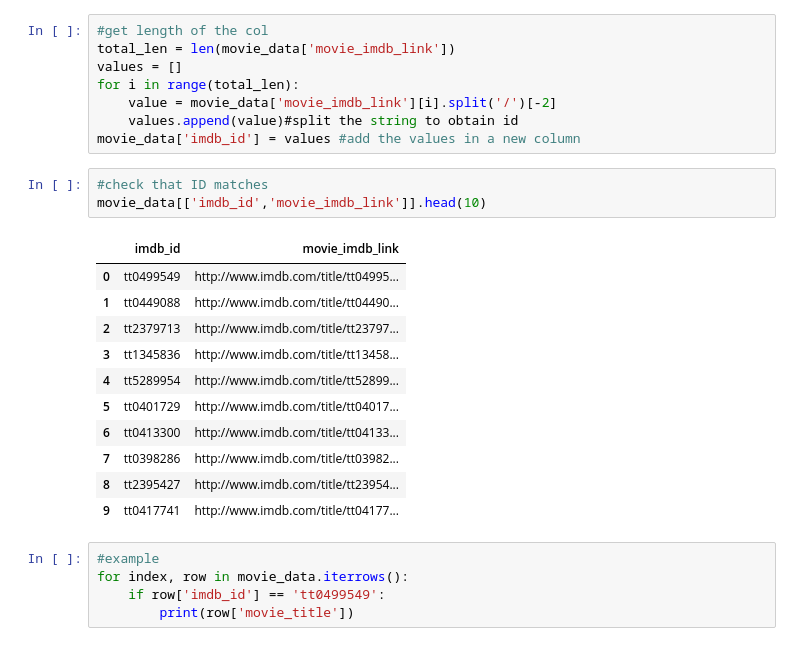
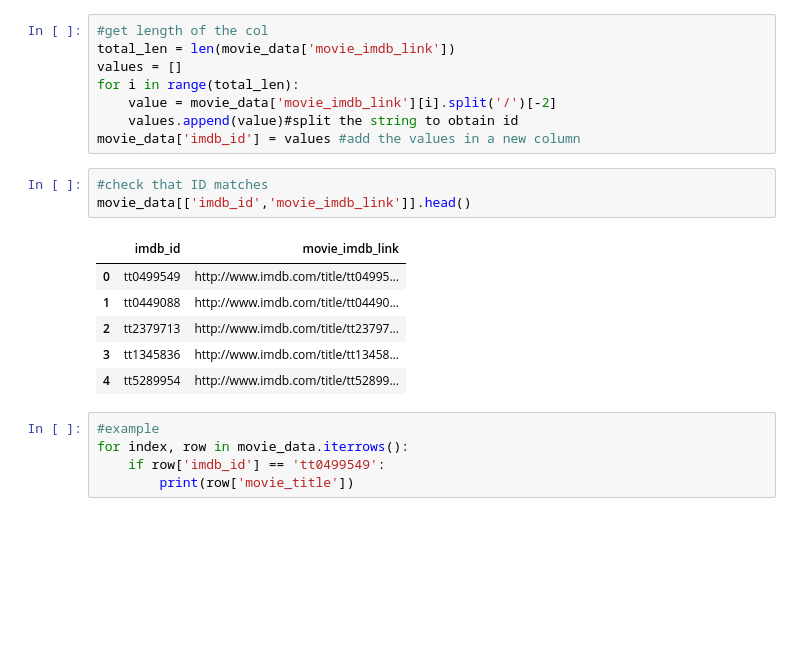
Before and after one commit to arianaroz/data-science-project-2019, a Jupyter notebook: project_working.ipynb, the cells around one changed output. Cells and saved outputs as stored; diff of their text form; blank space fills up the shorter version.

```diff
--- a/project_working.ipynb
+++ b/project_working.ipynb
@@ -103,19 +106,14 @@ for i in range(total_len):
 movie_data['imdb_id'] = values #add the values in a new column
 # %%
 #check that ID matches
-movie_data[['imdb_id','movie_imdb_link']].head(10)
+movie_data[['imdb_id','movie_imdb_link']].head()
 # %% [output]
 |  | imdb_id | movie_imdb_link |
 | 0 | tt0499549 | http://www.imdb.com/title/tt04995... |
 | 1 | tt0449088 | http://www.imdb.com/title/tt04490... |
 | 2 | tt2379713 | http://www.imdb.com/title/tt23797... |
 | 3 | tt1345836 | http://www.imdb.com/title/tt13458... |
 | 4 | tt5289954 | http://www.imdb.com/title/tt52899... |
-| 5 | tt0401729 | http://www.imdb.com/title/tt04017... |
-| 6 | tt0413300 | http://www.imdb.com/title/tt04133... |
-| 7 | tt0398286 | http://www.imdb.com/title/tt03982... |
-| 8 | tt2395427 | http://www.imdb.com/title/tt23954... |
-| 9 | tt0417741 | http://www.imdb.com/title/tt04177... |
 # %%
 #example
 for index, row in movie_data.iterrows():
```
Also changed, not shown: parts of 50 cells of this notebook.
